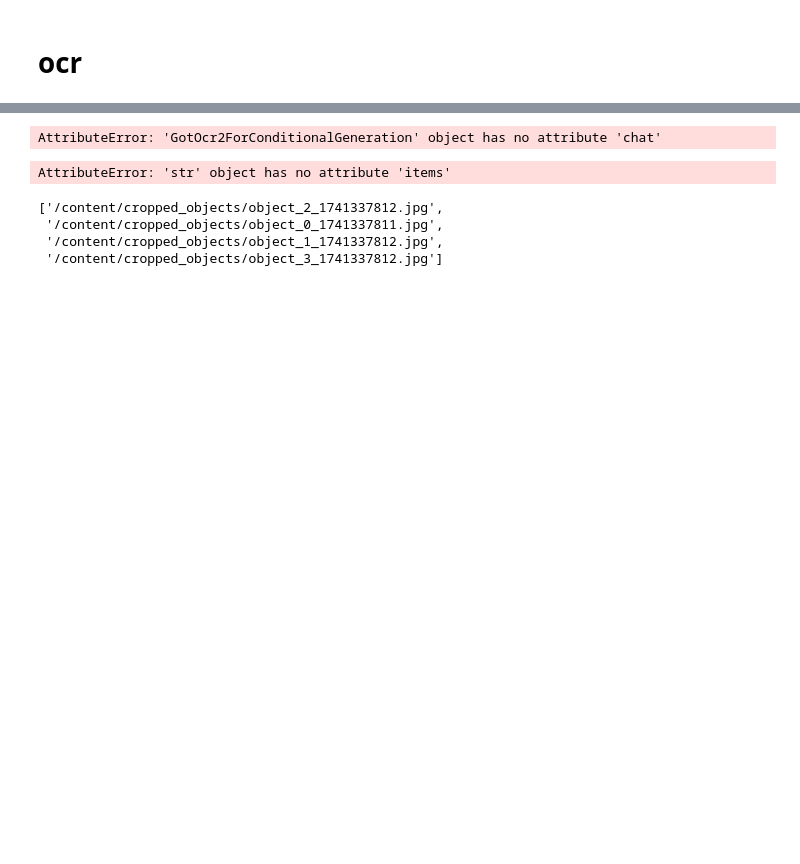
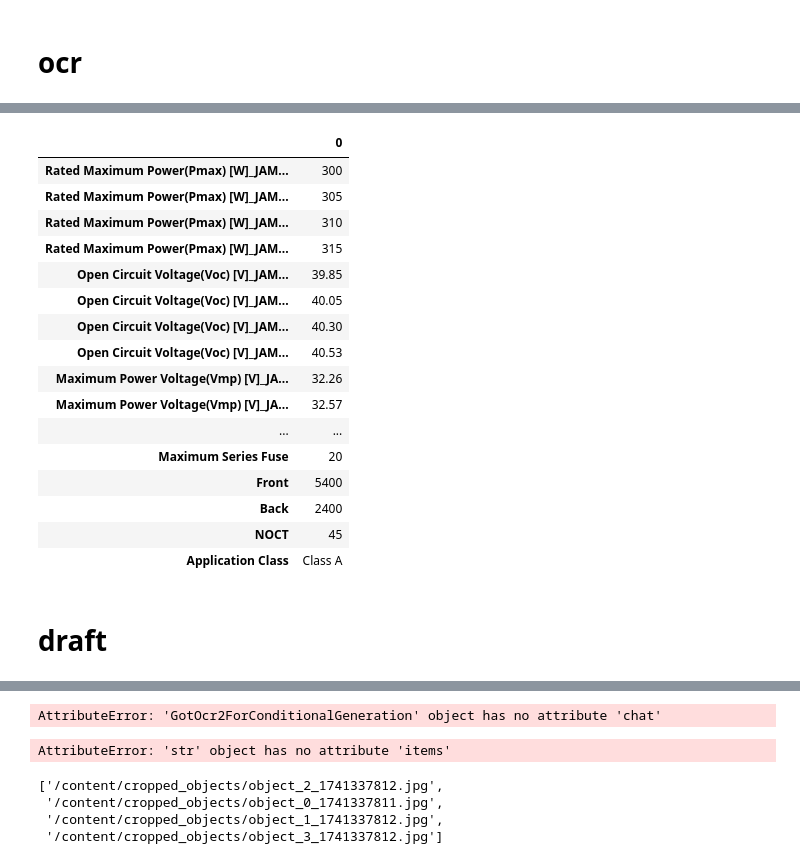
Before and after one commit to mohammadsjahanbakhsh/table_extractor, a Jupyter notebook: app.ipynb, the cells around one changed output, grey strips where cells are left out. Saved outputs shown, nothing was run; the diff lists cells and outputs as text; code cells hidden in the pictures; blank space fills up the shorter version.

```diff
--- a/app.ipynb
+++ b/app.ipynb
@@ -1317,0 +2115,13 @@ NotImplementedError: A UTF-8 locale is required. Got ANSI_X3.4-1968
+# %%
+t3=r'''\begin{tabular}{|lc|}
+\hline \multicolumn{2}{|c|}{ OPERATING CONDITIONS } \\
+Maximum System Voltage & \(1000 \mathrm{~V} / 1500 \mathrm{VDC}(\mathrm{IEC})\) \\
+Operating Temperature & \(-40^{\circ} \mathrm{C} \sim+85^{\circ} \mathrm{C}\) \\
+Maximum Series Fuse & \(20 \mathrm{~A}\) \\
+Maximum Static Load, Front & \(5400 \mathrm{~Pa}\) \\
+Maximum Static Load, Back & \(2400 \mathrm{~Pa}\) \\
+NOCT & \(45 \pm 2^{\circ} \mathrm{C}\) \\
+Application Class & Class A \\
+\hline
+\end{tabular}'''
+t3=t3.replace("\\hline","").replace("\\","")
@@ -1317,0 +2134,4 @@ NotImplementedError: A UTF-8 locale is required. Got ANSI_X3.4-1968
+# %%
+t3=re.findall(r"\s*([\w ]+)\s&\s+(.+)",t3)
+table_condition={k.strip(): v.strip() for k,v in t3}
+table_condition
@@ -1317,0 +2148,14 @@ NotImplementedError: A UTF-8 locale is required. Got ANSI_X3.4-1968
+# %%
+voltage="-".join(re.findall(r"([\d\.]+)",table_condition["Maximum System Voltage"]))
+table_condition["Maximum System Voltage"] = voltage
+temperature="-".join(re.findall(r"([\d\.]+)",table_condition["Operating Temperature"]))
+table_condition["Operating Temperature"] = temperature
+temp=re.findall(r"([\d\.]+)",table_condition["Maximum Series Fuse"])[0]
+table_condition["Maximum Series Fuse"] = temp
+temp=re.findall(r"([\d\.]+)",table_condition["Front"])[0]
+table_condition["Front"] = temp
+temp=re.findall(r"([\d\.]+)",table_condition["Back"])[0]
+table_condition["Back"] = temp
+temp=re.findall(r"([\d\.]+)",table_condition["NOCT"])[0]
+table_condition["NOCT"] = temp
+table_condition
@@ -1317,0 +2184,5 @@ NotImplementedError: A UTF-8 locale is required. Got ANSI_X3.4-1968
+# %%
+out = table_stc.copy()
+out.update(table_spec)
+out.update(table_condition)
+out
@@ -1317,0 +2207,21 @@ NotImplementedError: A UTF-8 locale is required. Got ANSI_X3.4-1968
+# %%
+df=pd.DataFrame.from_dict(out, orient="index")
+df
+# %% [output]
+|  | 0 |
+| Rated Maximum Power(Pmax) [W]_JAM... | 300 |
+| Rated Maximum Power(Pmax) [W]_JAM... | 305 |
+| Rated Maximum Power(Pmax) [W]_JAM... | 310 |
+| Rated Maximum Power(Pmax) [W]_JAM... | 315 |
+| Open Circuit Voltage(Voc) [V]_JAM... | 39.85 |
+| Open Circuit Voltage(Voc) [V]_JAM... | 40.05 |
+| Open Circuit Voltage(Voc) [V]_JAM... | 40.30 |
+| Open Circuit Voltage(Voc) [V]_JAM... | 40.53 |
+| Maximum Power Voltage(Vmp) [V]_JA... | 32.26 |
+| Maximum Power Voltage(Vmp) [V]_JA... | 32.57 |
+| ... | ... |
+| Maximum Series Fuse | 20 |
+| Front | 5400 |
+| Back | 2400 |
+| NOCT | 45 |
+| Application Class | Class A |
@@ -1317,0 +2230,2 @@ NotImplementedError: A UTF-8 locale is required. Got ANSI_X3.4-1968
+# %% [markdown]
+# draft
```
Also changed, not shown: parts of 84 cells of this notebook.
